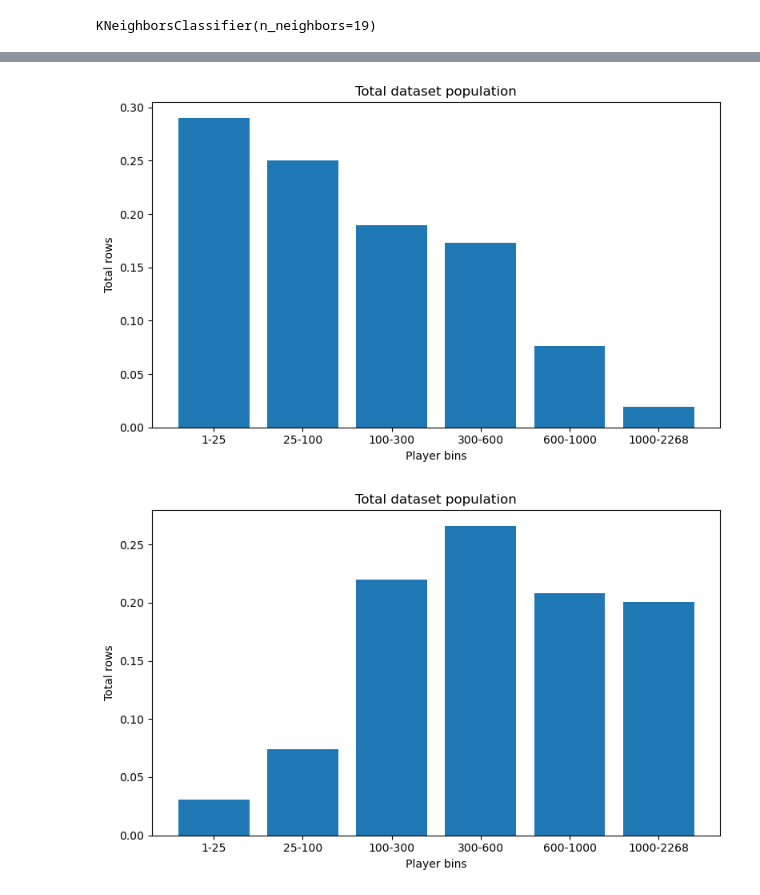
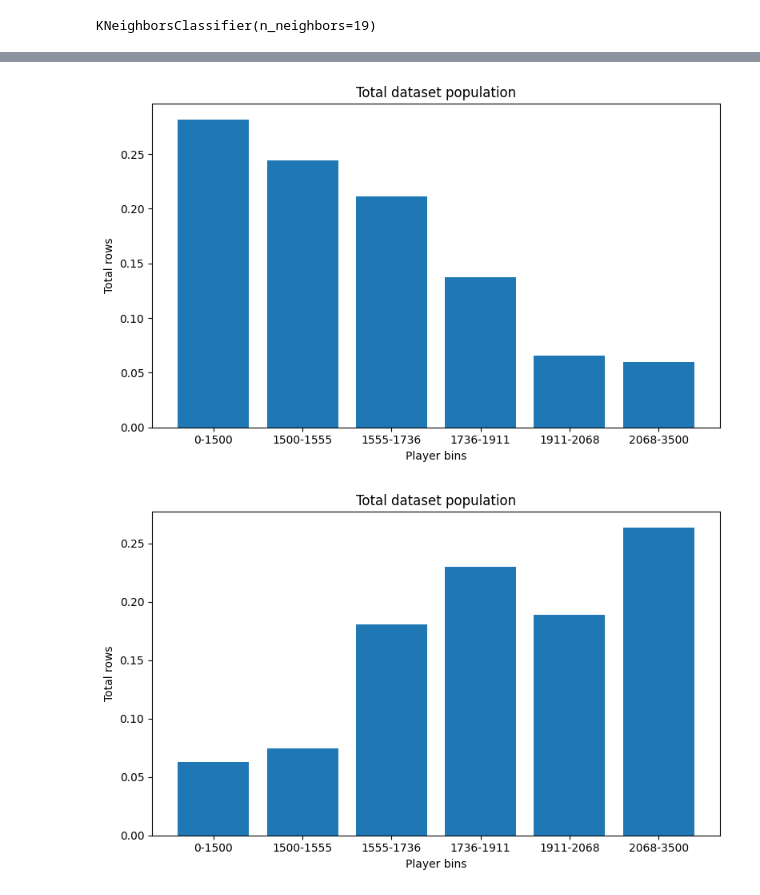
Before and after one commit to GolbertCeitaPages/CMI-DataScience-Project, a Jupyter notebook: old_testing_files/preprocessing_knn_classifier.ipynb, the cells around one changed output, grey strips where cells are left out. Cells and saved outputs as stored; diff of their text form; code cells hidden in the pictures.

```diff
--- a/old_testing_files/preprocessing_knn_classifier.ipynb
+++ b/old_testing_files/preprocessing_knn_classifier.ipynb
@@ -87,0 +229,22 @@ full_df[['median_tb_diff','mean_tb_numb','median_tb_numb','mean_tb_diff','tb_dom
+# %%
+# Start with the full dataset
+subset = best_elo_filled.copy()
+starting_rows = len(subset)
+print(len(subset))
+
+for i in range(1, 7):
+    # median of current subset
+    q = np.quantile(subset['best_elo_reached'], 0.5)
+    rows_before_slice = len(subset)
+
+    # cut top 50%
+    subset = subset[subset['best_elo_reached'] > q]
+
+    plt.figure()
+    plt.hist(subset['best_elo_reached'], bins=50)
+    plt.axvline(q, color='red', linewidth=1)
+    plt.title(f"Top 50% slice iteration {i}")
+    plt.show()
+
+    # Optional: print info
+    print(f"Iteration {i}: {rows_before_slice} rows before slicing, {len(subset)} rows after slicing, sliced on median which was {q:.2f}, percentage of players left  after slicing = {round(len(subset)/starting_rows,3)}")
@@ -88,11 +273,11 @@ full_df[['median_tb_diff','mean_tb_numb','median_tb_numb','mean_tb_diff','tb_dom
 # %%
-# bin the data using 1-25, 26-100, 101-300, 301-600, 601-1000, 1001-2268 bins as they represent the strength of players in a better way
+# bin the data using the previously established data rounded to the nearest integer value
 
-bins = [1, 25, 100, 300, 600, 1000, 2268]
+bins = [0, 1500, 1555, 1736, 1911, 2068, 3500]
 labels = [0, 1, 2, 3, 4, 5]
 
-full_df['binned_rank'] = pd.cut(
-    full_df['filled_player_rank'],
+full_df['binned_elo'] = pd.cut(
+    full_df['best_elo_reached'],
     bins=bins,
     labels=labels,
     include_lowest=True
@@ -161,4 +333,2 @@ binned_rank                               0
 dtype: int64
-# %%
-df_subset = df_subset.sample(frac=0.01, random_state=42) # 0.001 = 0.1% of the data
 # %% [markdown]
@@ -196,0 +369,11 @@ Index(['tourney_level', 'binned_rank'], dtype='object')
+# %%
+# remove the player from the dataset if id is specified
+if excluded_player:
+    # copy to not mess with the original df
+    df_encoded_xp = df_encoded.copy()
+    excluded_player_df = df_encoded_xp[df_encoded_xp.player_id == excluded_player]
+    df_encoded = df_encoded_xp[df_encoded_xp.player_id != excluded_player]
+    excluded_player_df = excluded_player_df.drop(columns='player_id')
+
+# drop player_id regardless
+df_encoded = df_encoded.drop(columns='player_id')
@@ -359,6 +539,6 @@ plt.show()
 # %%
 # Count occurrences of each binned rank
-pred_counts = results['pred_rank_coded'].value_counts() / len(results)
+pred_counts = results['pred_elo_coded'].value_counts() / len(results)
 
 x = np.arange(len(pred_counts))  # x positions
 width = 0.8
@@ -376,27 +556,27 @@ plt.xticks(x, bin_labels)
 plt.tight_layout()
 plt.show()
 # %% [output]
-[figure, old version]
+[figure, new version]
 # %%
 # Count occurrences of each binned rank
-counts = df_encoded['binned_rank'].value_counts().sort_index() / len(df_encoded)
+counts = df_encoded['binned_elo'].value_counts().sort_index() / len(df_encoded)
 
 x = np.arange(len(counts))  # x positions
 width = 0.8
 
 plt.figure(figsize=(8,5))
 plt.bar(x, counts.values, width=width)
 
 plt.xlabel("Player bins")
 plt.ylabel("Total rows")
 plt.title("Total dataset population")
 
 # Use your string bin labels on the x-axis
 plt.xticks(x, bin_labels)
 
 plt.tight_layout()
 plt.show()
 # %% [output]
-[figure, old version]
+[figure, new version]
 # %%
 # True distribution
```
Also changed, not shown: parts of 45 cells of this notebook.
